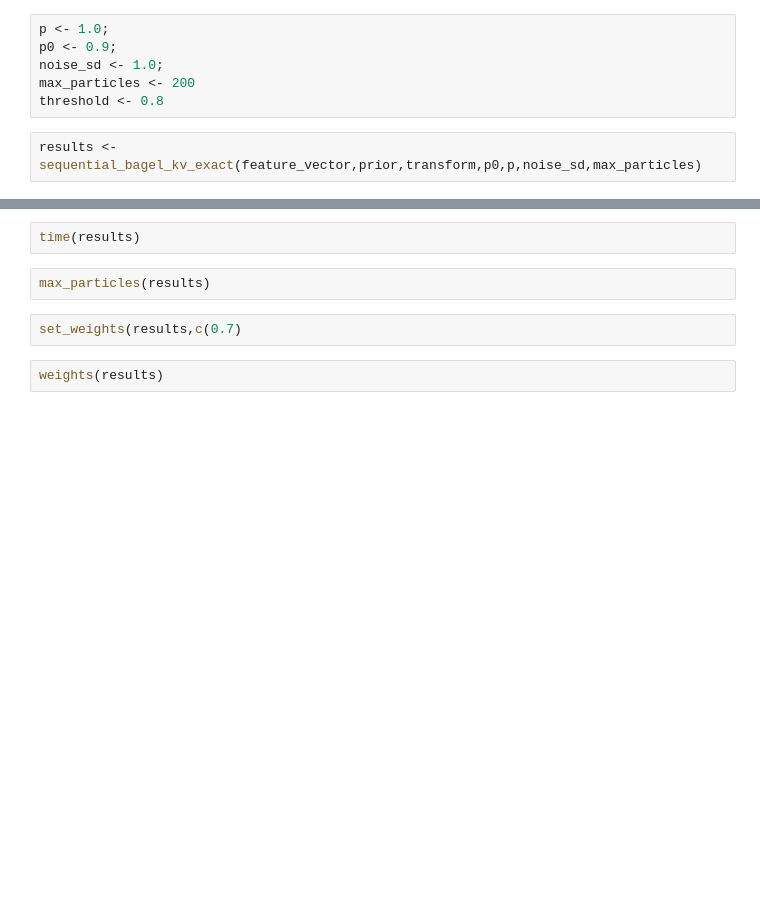
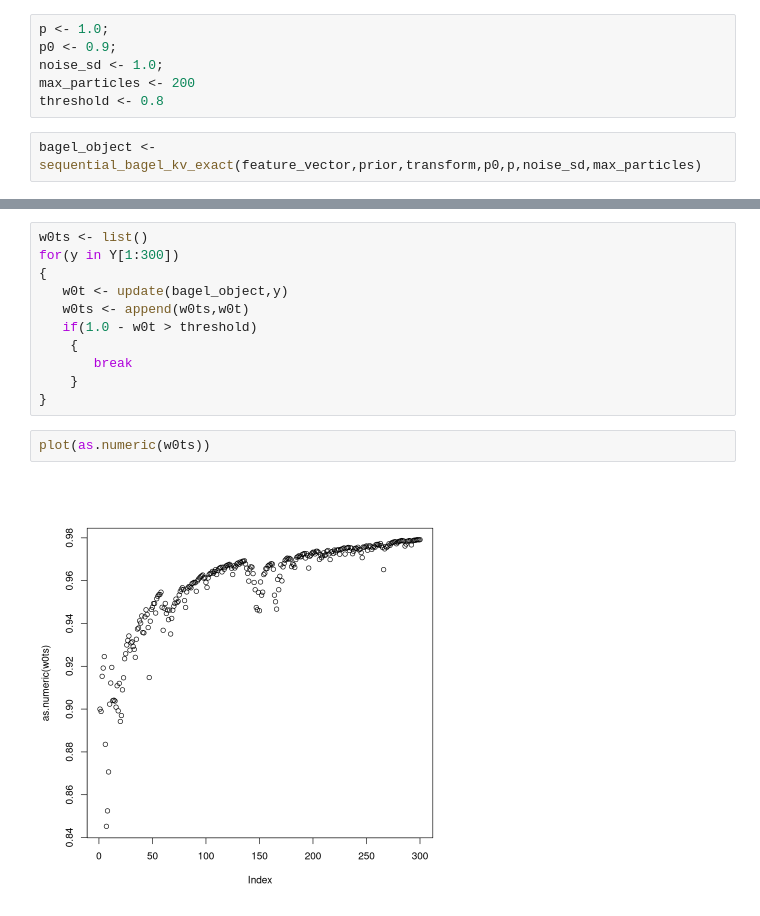
Before and after one commit to grosed/bagel, a Jupyter notebook: notebooks/sequential-bagel.ipynb, the cells around one changed output, grey strips where cells are left out. Saved outputs shown, nothing was run; the diff lists cells and outputs as text; blank space fills up the shorter version.

```diff
--- a/notebooks/sequential-bagel.ipynb
+++ b/notebooks/sequential-bagel.ipynb
@@ -88,4 +91,4 @@ noise_sd <- 1.0;
 max_particles <- 200
 threshold <- 0.8
 # %%
-results <- sequential_bagel_kv_exact(feature_vector,prior,transform,p0,p,noise_sd,max_particles)
+bagel_object <- sequential_bagel_kv_exact(feature_vector,prior,transform,p0,p,noise_sd,max_particles)
@@ -110,8 +95,15 @@ weights_tau_zero(results)
-# %%
-time(results)
-# %%
-max_particles(results)
-# %%
-set_weights(results,c(0.7)
-# %%
-weights(results)
+# %%
+w0ts <- list()
+for(y in Y[1:300])
+{
+   w0t <- update(bagel_object,y)
+   w0ts <- append(w0ts,w0t)
+   if(1.0 - w0t > threshold)
+    {
+	   break
+    }
+}
+# %%
+plot(as.numeric(w0ts))
+# %% [output]
+[figure, added]
```
Also changed, not shown: parts of 19 cells of this notebook, 2 other files.
